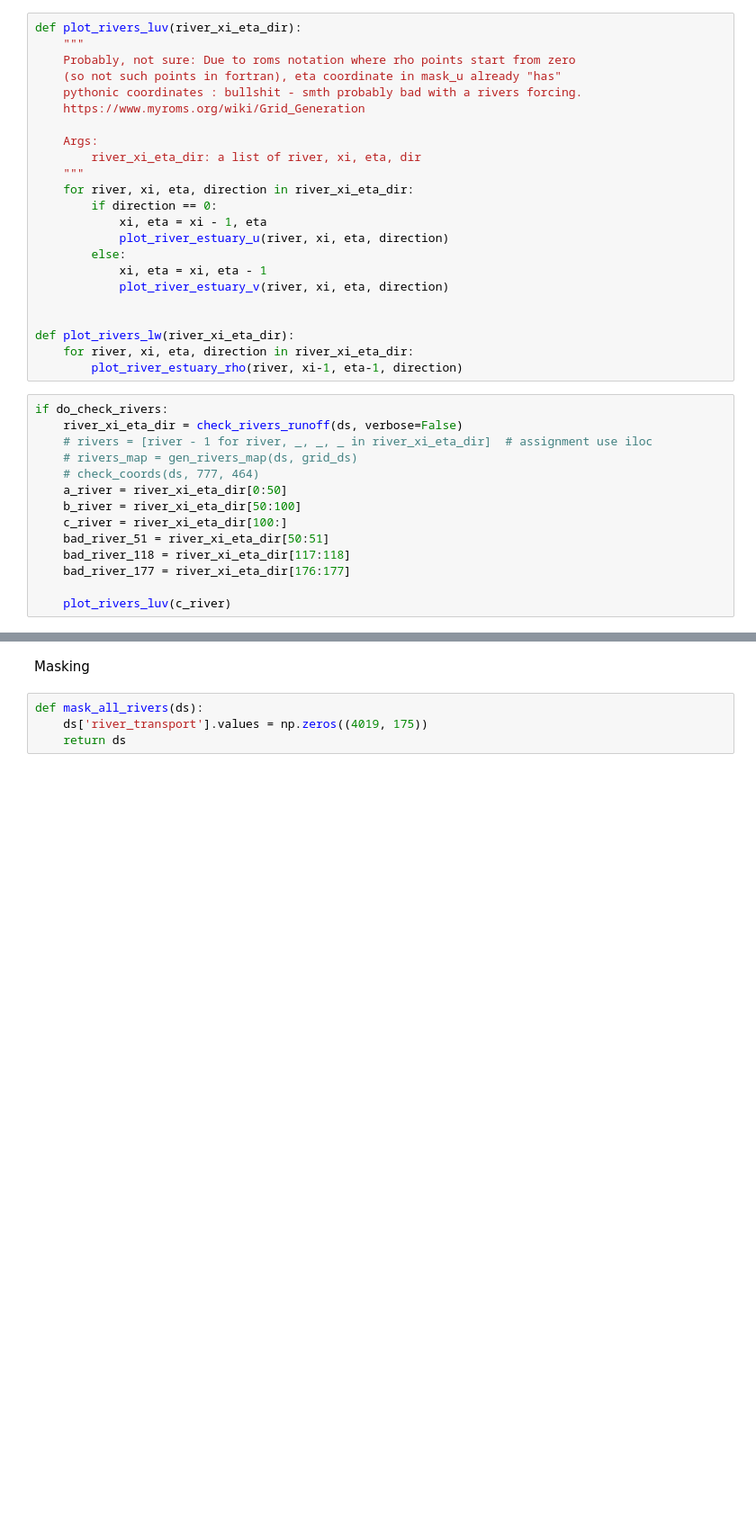
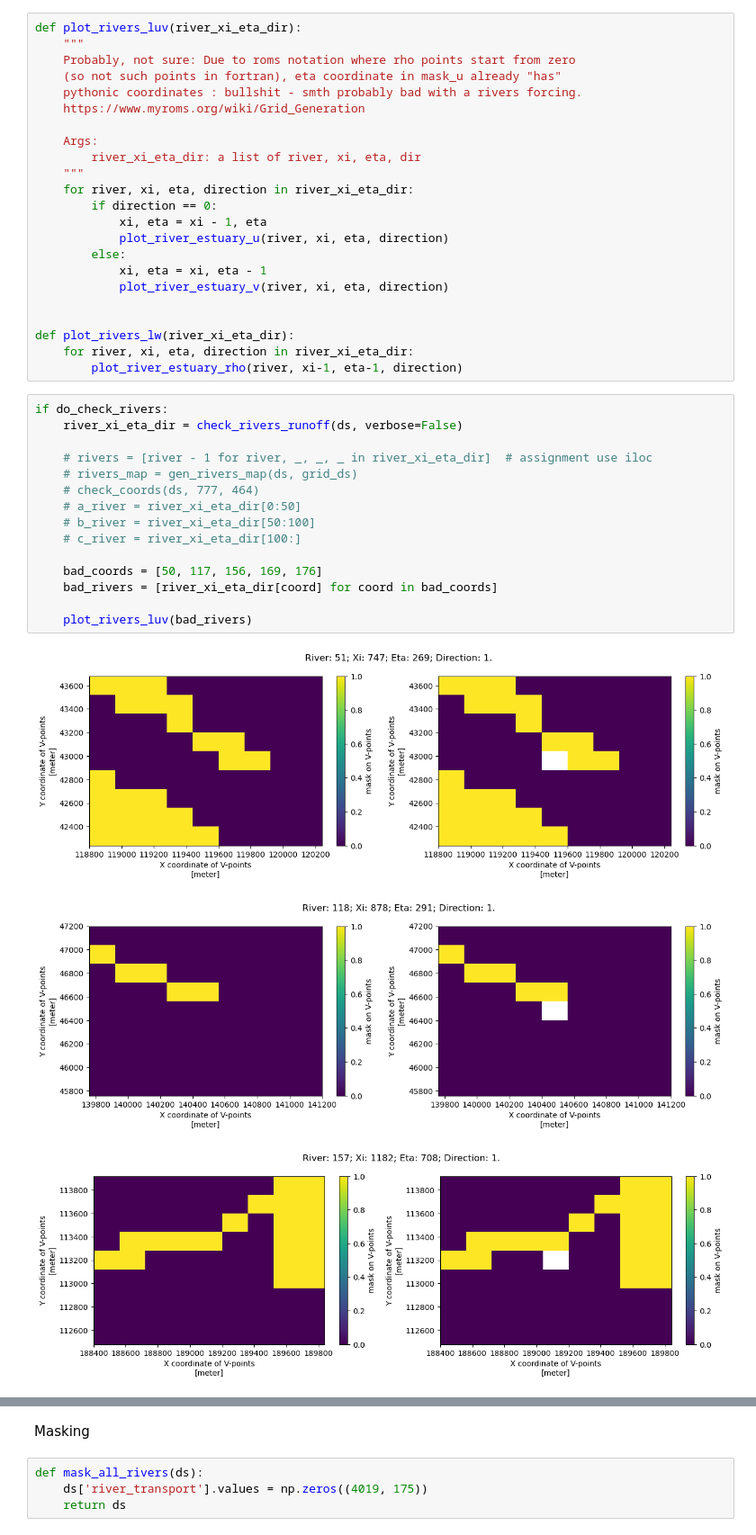
Before and after one commit to limash/roms-nc, a Jupyter notebook: 4_roho160_fix_rivers.ipynb, the cells around one changed output, grey strips where cells are left out. Shown at 90% size. Cells and saved outputs as stored; diff of their text form; blank space fills up the shorter version.

Commit message:
Add masking bad rivers

```diff
--- a/4_roho160_fix_rivers.ipynb
+++ b/4_roho160_fix_rivers.ipynb
@@ -189,14 +189,19 @@ def plot_rivers_lw(river_xi_eta_dir):
 # %%
 if do_check_rivers:
     river_xi_eta_dir = check_rivers_runoff(ds, verbose=False)
+
     # rivers = [river - 1 for river, _, _, _ in river_xi_eta_dir]  # assignment use iloc
     # rivers_map = gen_rivers_map(ds, grid_ds)
     # check_coords(ds, 777, 464)
-    a_river = river_xi_eta_dir[0:50]
-    b_river = river_xi_eta_dir[50:100]
-    c_river = river_xi_eta_dir[100:]
-    bad_river_51 = river_xi_eta_dir[50:51]
-    bad_river_118 = river_xi_eta_dir[117:118]
-    bad_river_177 = river_xi_eta_dir[176:177]
+    # a_river = river_xi_eta_dir[0:50]
+    # b_river = river_xi_eta_dir[50:100]
+    # c_river = river_xi_eta_dir[100:]
 
-    plot_rivers_luv(c_river)
+    bad_coords = [50, 117, 156, 169, 176]
+    bad_rivers = [river_xi_eta_dir[coord] for coord in bad_coords]
+
+    plot_rivers_luv(bad_rivers)
+# %% [output]
+[figure, added]
+[figure, added]
+[figure, added]
```
Also changed, not shown: parts of 4 cells of this notebook.
